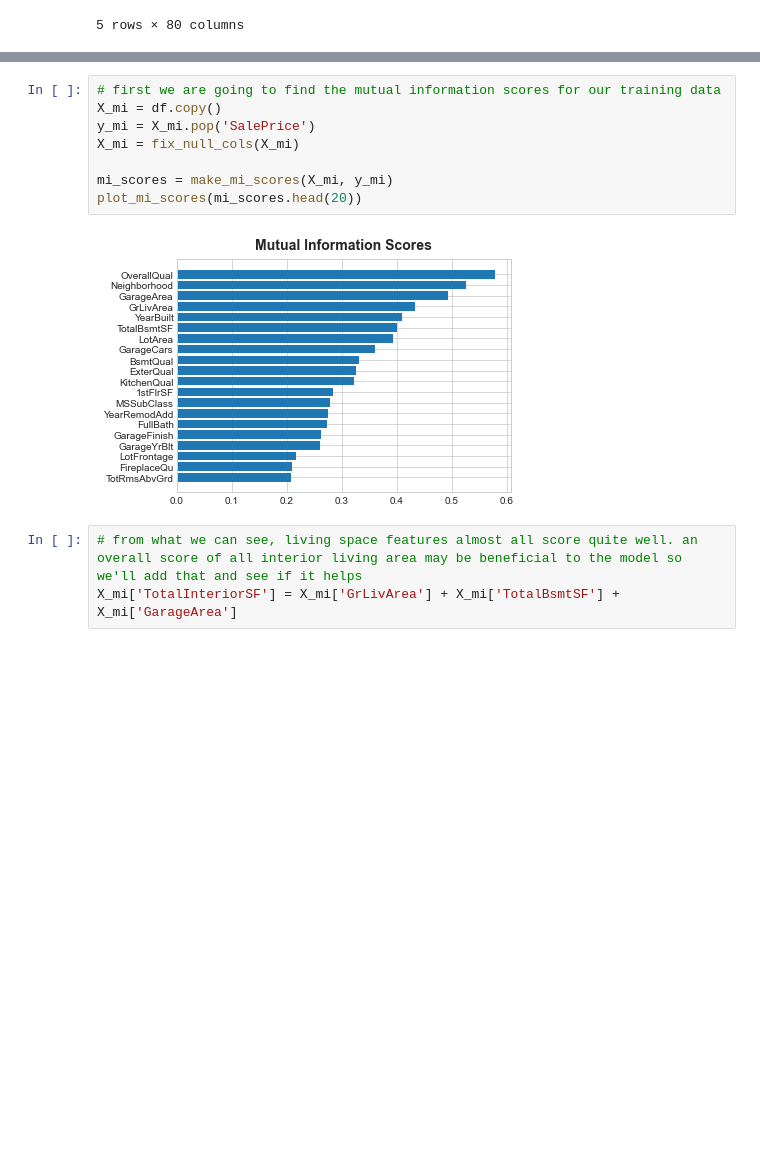
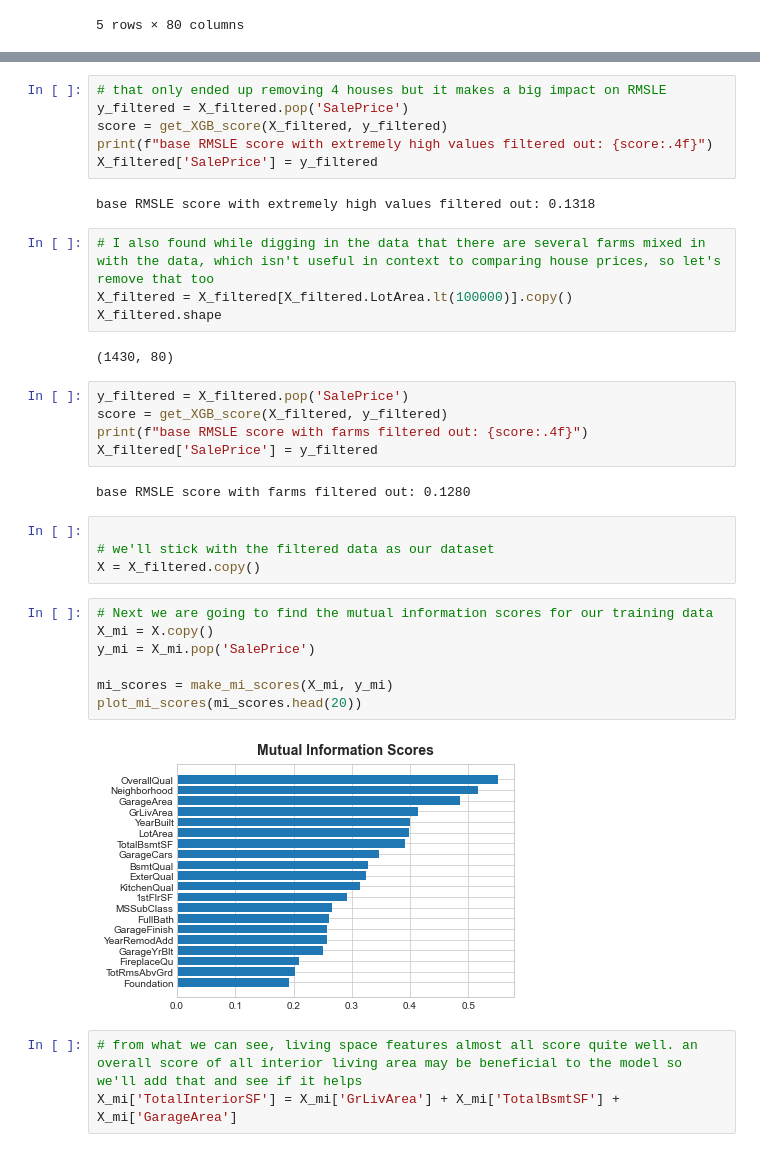
Before and after one commit to Ben-Hardy/kaggle, a Jupyter notebook: ames_housing_data/ames.ipynb, the cells around one changed output, grey strips where cells are left out. Saved outputs shown, nothing was run; the diff lists cells and outputs as text; blank space fills up the shorter version.

```diff
--- a/ames_housing_data/ames.ipynb
+++ b/ames_housing_data/ames.ipynb
@@ -96,13 +138,37 @@ base MSLE score with nothing modified other than dummies for categoricals: 0.143
+# %%
+# that only ended up removing 4 houses but it makes a big impact on RMSLE
+y_filtered = X_filtered.pop('SalePrice')
+score = get_XGB_score(X_filtered, y_filtered)
+print(f"base RMSLE score with extremely high values filtered out: {score:.4f}")
+X_filtered['SalePrice'] = y_filtered
+# %% [output]
+base RMSLE score with extremely high values filtered out: 0.1318
+# %%
+# I also found while digging in the data that there are several farms mixed in with the data, which isn't useful in context to comparing house prices, so let's remove that too
+X_filtered = X_filtered[X_filtered.LotArea.lt(100000)].copy()
+X_filtered.shape
+# %% [output]
+(1430, 80)
+# %%
+y_filtered = X_filtered.pop('SalePrice')
+score = get_XGB_score(X_filtered, y_filtered)
+print(f"base RMSLE score with farms filtered out: {score:.4f}")
+X_filtered['SalePrice'] = y_filtered
+# %% [output]
+base RMSLE score with farms filtered out: 0.1280
+# %%
+
+# we'll stick with the filtered data as our dataset
+X = X_filtered.copy()
 # %%
-# first we are going to find the mutual information scores for our training data
-X_mi = df.copy()
+# Next we are going to find the mutual information scores for our training data
+X_mi = X.copy()
 y_mi = X_mi.pop('SalePrice')
-X_mi = fix_null_cols(X_mi)
 
 mi_scores = make_mi_scores(X_mi, y_mi)
 plot_mi_scores(mi_scores.head(20))
 # %% [output]
-[figure, old version]
+[figure, new version]
 # %%
 # from what we can see, living space features almost all score quite well. an overall score of all interior living area may be beneficial to the model so we'll add that and see if it helps
 X_mi['TotalInteriorSF'] = X_mi['GrLivArea'] + X_mi['TotalBsmtSF'] + X_mi['GarageArea']
```
Also changed, not shown: parts of 17 cells of this notebook.
